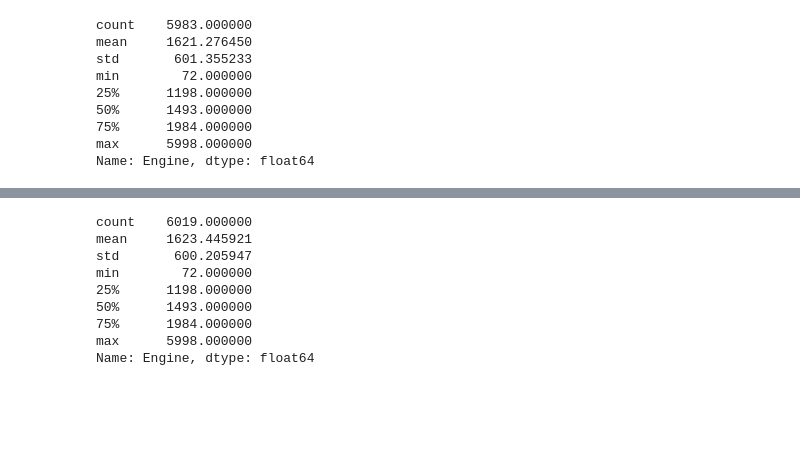
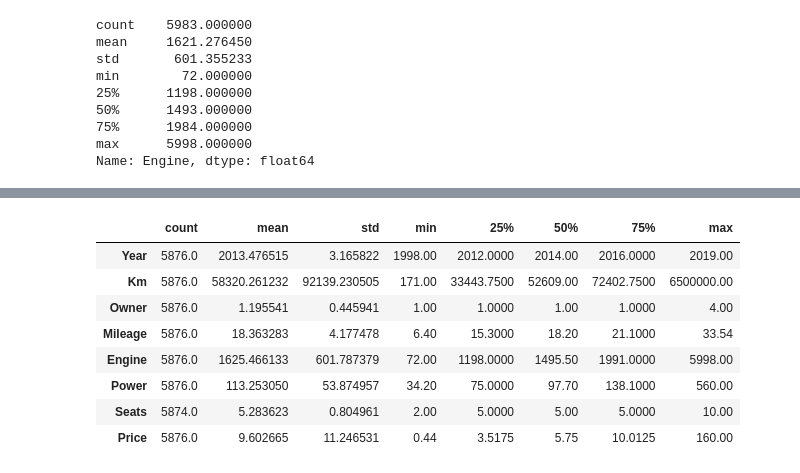
Before and after one commit to AviKasliwal/Used-Cars-Price-Prediction, a Jupyter notebook: Cars Twenty 4.ipynb, the cells around one changed output, grey strips where cells are left out. Saved outputs shown, nothing was run; the diff lists cells and outputs as text; code cells hidden in the pictures; blank space fills up the shorter version.

```diff
--- a/Cars Twenty 4.ipynb
+++ b/Cars Twenty 4.ipynb
@@ -251,0 +269,4 @@ Name: Engine, dtype: float64
+# %%
+cars.Power = cars.Power.astype(str) # converting to string
+cars.Power = [power[: -4] for power in cars.Power] # removing bhp
+cars.Power = pd.to_numeric(cars.Power, errors='coerce') # converting to float
@@ -252,2 +275,2 @@ Name: Engine, dtype: float64
 # %%
-cars.Engine.replace(np.nan, 1984, inplace = True)
+cars.dropna(subset=['Power', 'Engine'], inplace = True)
@@ -253,0 +290,3 @@ cars.Engine.replace(np.nan, 1984, inplace = True)
+# %%
+cars.drop(columns = 'New_Price', inplace = True)
+cars.sample(3)
@@ -254,12 +298,12 @@ cars.Engine.replace(np.nan, 1984, inplace = True)
 # %%
-cars.Engine.describe()
+cars.describe().transpose()
 # %% [output]
-count    6019.000000
-mean     1623.445921
-std       600.205947
-min        72.000000
-25%      1198.000000
-50%      1493.000000
-75%      1984.000000
-max      5998.000000
-Name: Engine, dtype: float64
+|  | count | mean | std | min | 25% | 50% | 75% | max |
+| Year | 5876.0 | 2013.476515 | 3.165822 | 1998.00 | 2012.0000 | 2014.00 | 2016.0000 | 2019.00 |
+| Km | 5876.0 | 58320.261232 | 92139.230505 | 171.00 | 33443.7500 | 52609.00 | 72402.7500 | 6500000.00 |
+| Owner | 5876.0 | 1.195541 | 0.445941 | 1.00 | 1.0000 | 1.00 | 1.0000 | 4.00 |
+| Mileage | 5876.0 | 18.363283 | 4.177478 | 6.40 | 15.3000 | 18.20 | 21.1000 | 33.54 |
+| Engine | 5876.0 | 1625.466133 | 601.787379 | 72.00 | 1198.0000 | 1495.50 | 1991.0000 | 5998.00 |
+| Power | 5876.0 | 113.253050 | 53.874957 | 34.20 | 75.0000 | 97.70 | 138.1000 | 560.00 |
+| Seats | 5874.0 | 5.283623 | 0.804961 | 2.00 | 5.0000 | 5.00 | 5.0000 | 10.00 |
+| Price | 5876.0 | 9.602665 | 11.246531 | 0.44 | 3.5175 | 5.75 | 10.0125 | 160.00 |
```
Also changed, not shown: parts of 13 cells of this notebook.
